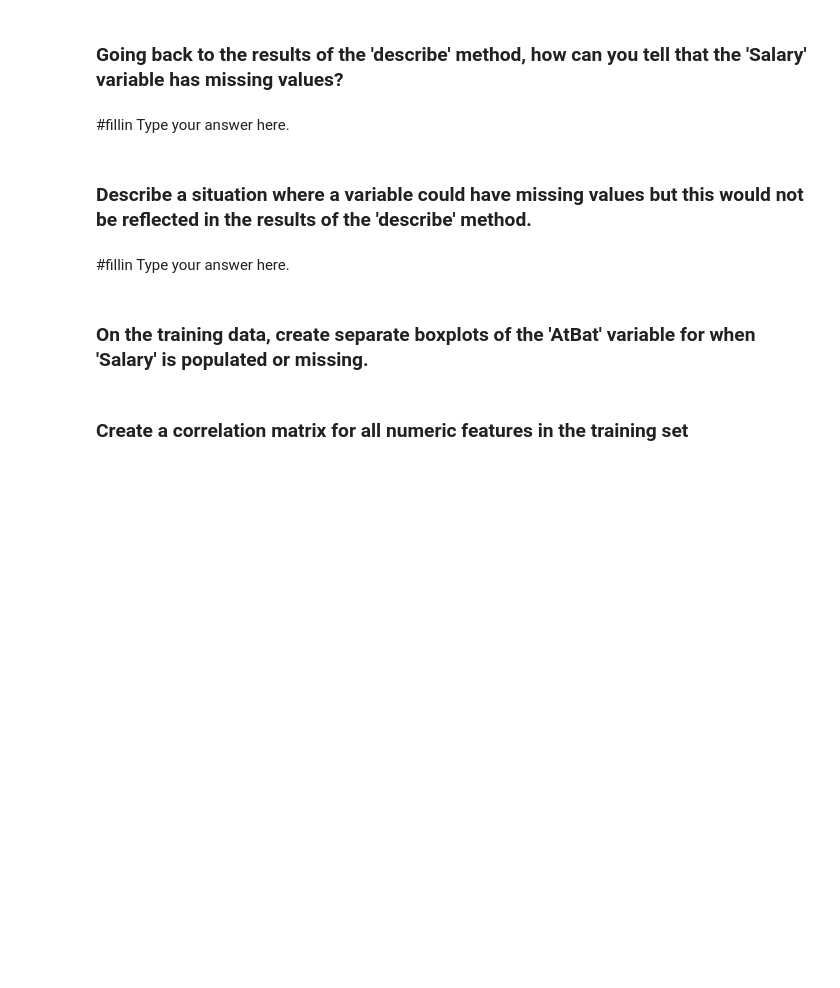
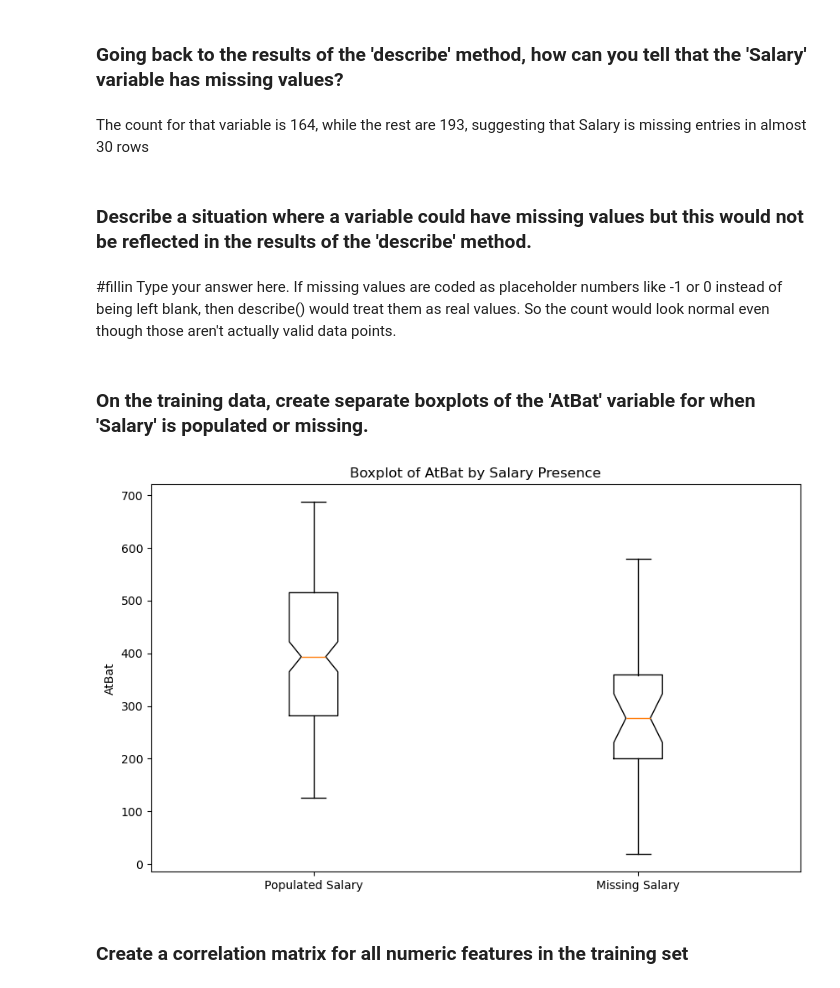
Before and after one commit to Divpath/code_2600, a Jupyter notebook: mod03_eda.ipynb, the cells around one changed output. Cells and saved outputs as stored; diff of their text form; code cells hidden in the pictures; blank space fills up the shorter version.

Commit message:
open ended questions answers

```diff
--- a/mod03_eda.ipynb
+++ b/mod03_eda.ipynb
@@ -96,15 +118,25 @@ Hint: the 'len' magic method returns the number of rows of a dataFrame.
 # %% [markdown]
 ### Going back to the results of the 'describe' method, how can you tell that the 'Salary' variable has missing values?
 # %% [markdown]
-#fillin Type your answer here.
+The count for that variable is 164, while the rest are 193, suggesting that Salary is missing entries in almost 30 rows
 # %% [markdown]
 ### Describe a situation where a variable could have missing values but this would not be reflected in the results of the 'describe' method.
 # %% [markdown]
 #fillin Type your answer here.
+If missing values are coded as placeholder numbers like -1 or 0 instead of being left blank, then describe() would treat them as real values. So the count would look normal even though those aren't actually valid data points.
 # %% [markdown]
 ### On the training data, create separate boxplots of the 'AtBat' variable for when 'Salary' is populated or missing.
 # %%
 #fillin
+plt.figure(figsize=(10, 6))
+plt.boxplot([Train[Train['Salary'].notna()]['AtBat'], Train[Train['Salary'].isna()]['AtBat']],
+            labels=['Populated Salary', 'Missing Salary'],
+            notch=True)
+plt.title('Boxplot of AtBat by Salary Presence')
+plt.ylabel('AtBat')
+plt.show()
+# %% [output]
+[figure, added]
 # %% [markdown]
 ### Create a correlation matrix for all numeric features in the training set
 # %%
```
Also changed, not shown: parts of 7 cells of this notebook.
